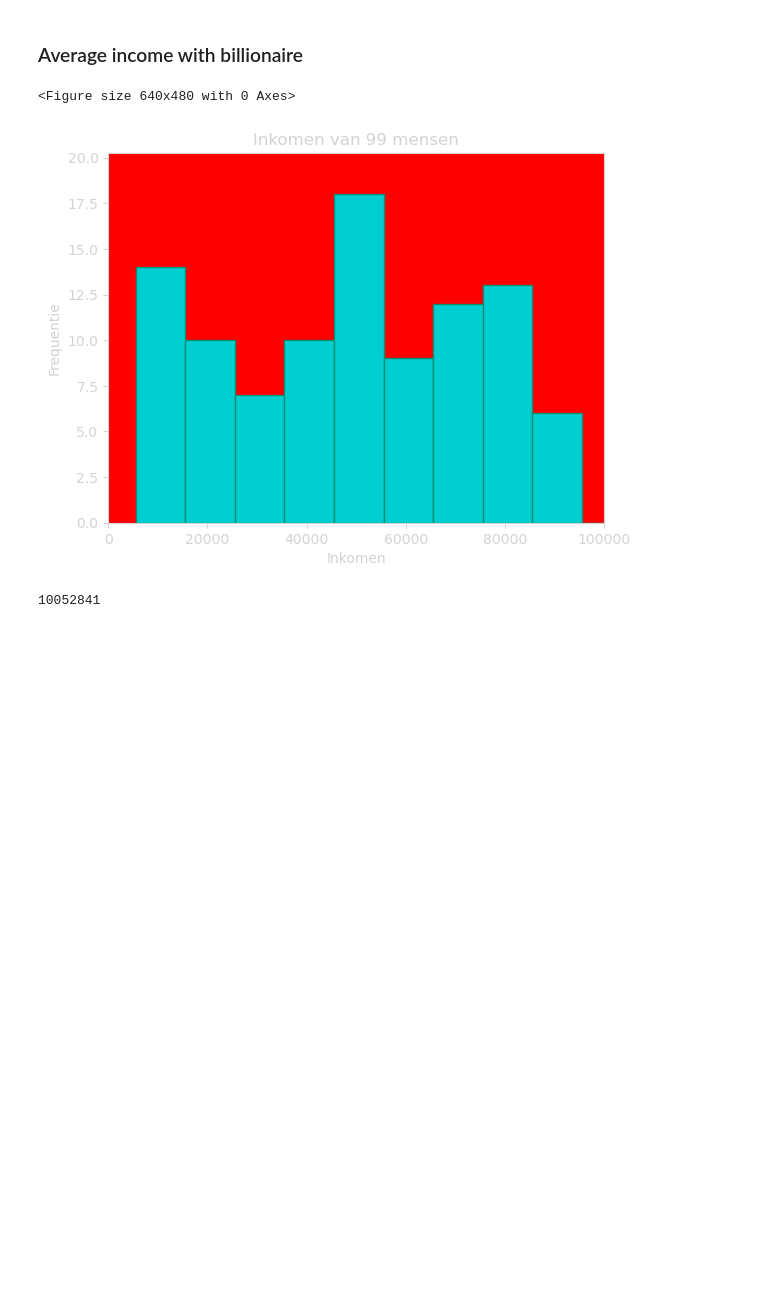
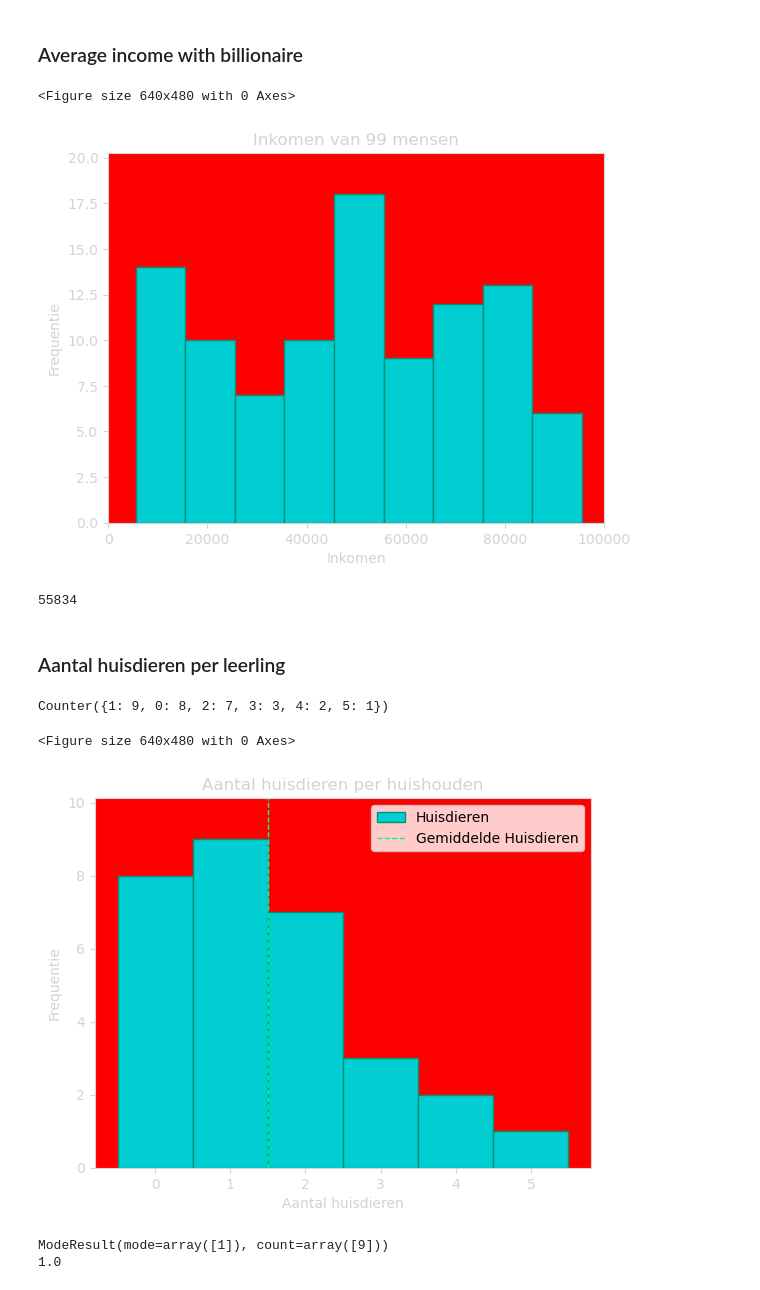
Before and after one commit to M-Serrano-Altena/Wiskundewijs, a Jupyter notebook: src/Statistiek/statistiek.ipynb, the cells around one changed output. Saved outputs shown, nothing was run; the diff lists cells and outputs as text; code cells hidden in the pictures; blank space fills up the shorter version.

```diff
--- a/src/Statistiek/statistiek.ipynb
+++ b/src/Statistiek/statistiek.ipynb
@@ -322,12 +322,33 @@ lijndiagram(max_temp, min_temp, title=titel, xlabel=xlabel, ylabel=ylabel, data_
 # %%
 
 average_income = [random.uniform(10000, 100000) for _ in range(99)]
+data_label=["Inkomen Groep"]
 
 histogram(average_income, title="Inkomen van 99 mensen", xlabel="Inkomen", ylabel="Frequentie", binsize=10000, x_range=(0, 100000))
 
+
 average_income.append(1000000000)  # Add the billionaire's income
-print(round(np.mean(average_income)))
+print(round(np.median(average_income)))
 # %% [output]
 <Figure size 640x480 with 0 Axes>
 [figure]
-10052841
+55834
+# %% [markdown]
+### Aantal huisdieren per leerling
+# %%
+aantal_huisdieren = [2,0,1,5,1,0,2,0,1,1,0,3,2,1,2,0,4,2,1,1,0,3,4,0,2,0,1,3,2,1]
+
+data_count = Counter(aantal_huisdieren)
+print(data_count)
+sorted(data_count.items())
+
+histogram(aantal_huisdieren, data_labels=['Huisdieren'], title="Aantal huisdieren per huishouden", xlabel="Aantal huisdieren", ylabel="Frequentie", binsize=1, average=True, legend=True)
+
+print(stats.mode(aantal_huisdieren))
+print(np.median(aantal_huisdieren))
+# %% [output]
+Counter({1: 9, 0: 8, 2: 7, 3: 3, 4: 2, 5: 1})
+<Figure size 640x480 with 0 Axes>
+[figure, added]
+ModeResult(mode=array([1]), count=array([9]))
+1.0
```
Also changed, not shown: parts of 3 cells of this notebook, 20 other files.
